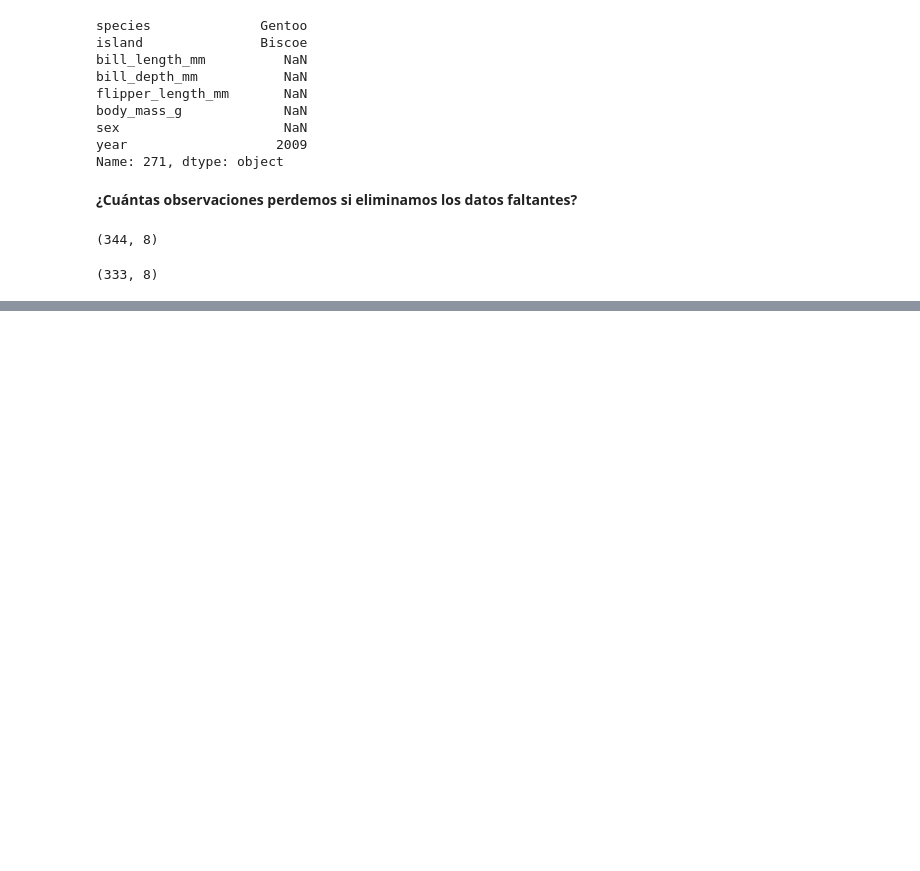
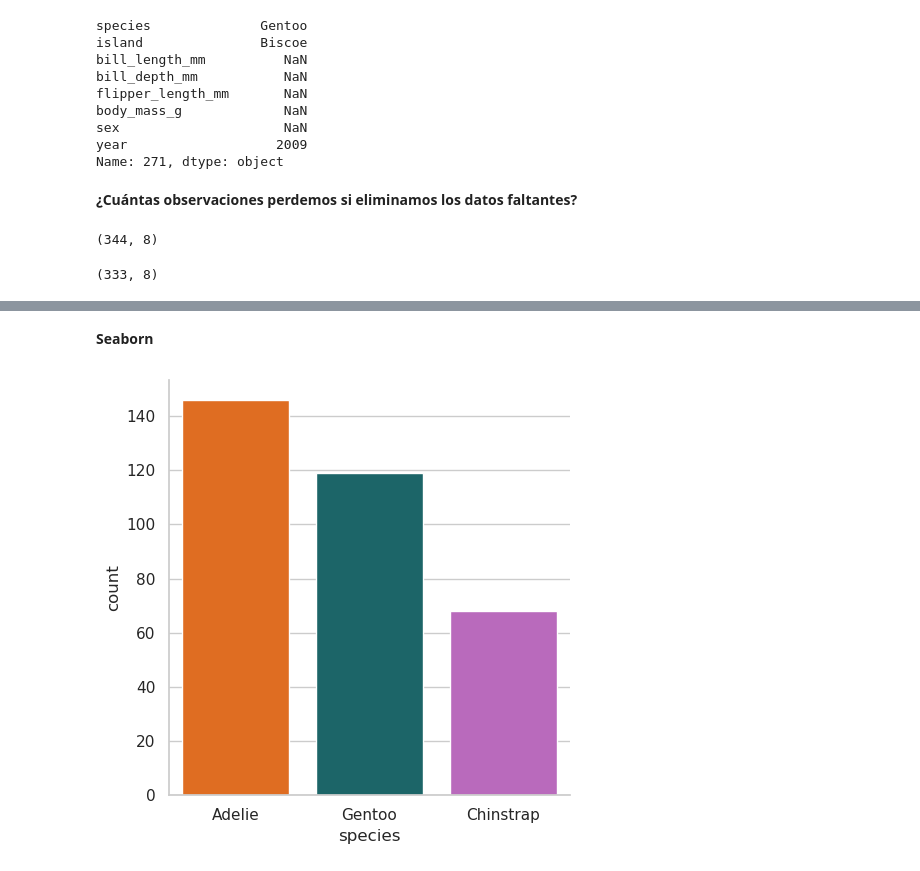
Before and after one commit to pahoalapizco/eda_penguins, a Jupyter notebook: notebooks/1.0-eda_penguins-introduction.ipynb, the cells around one changed output, grey strips where cells are left out. Saved outputs shown, nothing was run; the diff lists cells and outputs as text; code cells hidden in the pictures; blank space fills up the shorter version.

```diff
--- a/notebooks/1.0-eda_penguins-introduction.ipynb
+++ b/notebooks/1.0-eda_penguins-introduction.ipynb
@@ -234,0 +317,12 @@ processed_penguins_df.shape
+# %% [markdown]
+**Seaborn**
+# %%
+sns.catplot(
+  data=processed_penguins_df,
+  x="species",
+  kind="count",
+  palette=penguin_color
+)
+plt.show()
+# %% [output]
+[figure, added]
```
Also changed, not shown: parts of 17 cells of this notebook.
